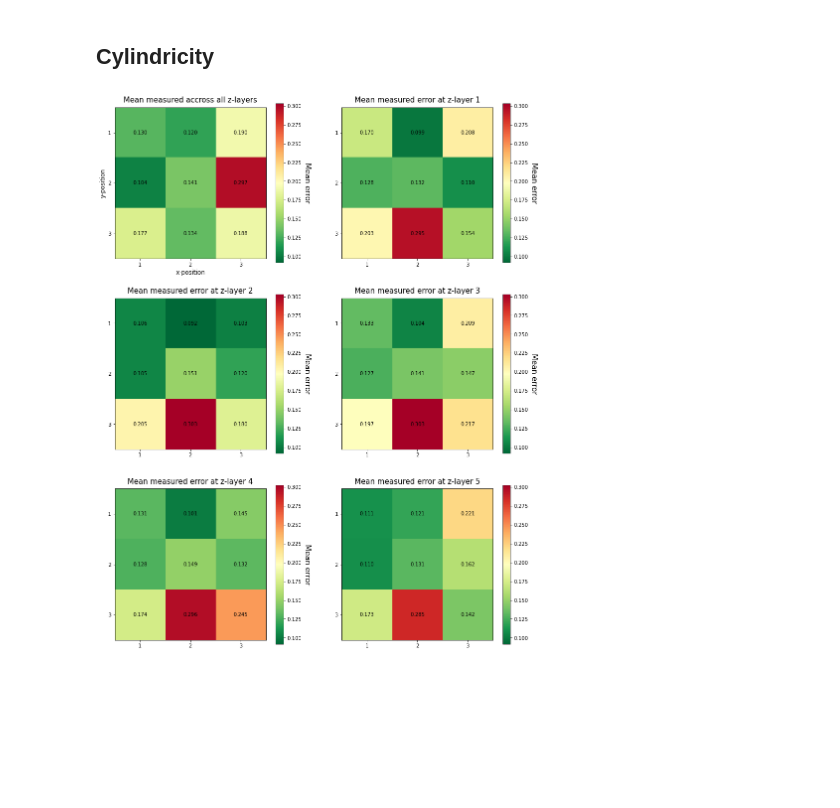
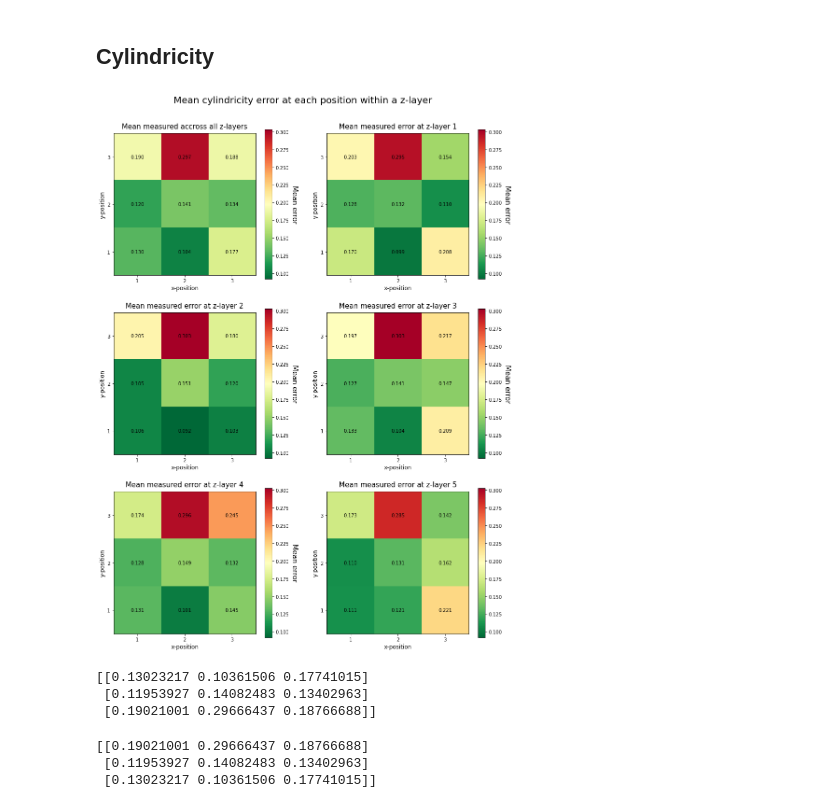
Before and after one commit to TheThorb/Leirmo_Exp1_Publication1, a Jupyter notebook: xy_variations.ipynb, the cells around one changed output. Drawn from its saved outputs; the diff is of its cells as text; code cells hidden in the pictures; blank space fills up the shorter version.

Commit message:
Flip matrix to match layout illustration

```diff
--- a/xy_variations.ipynb
+++ b/xy_variations.ipynb
@@ -114,9 +114,13 @@ df = df[['error', 'x_pos', 'y_pos', 'z_pos']]
 # Initialize figure as a grid of plots
 fig, axs = plt.subplots(nrows=3, ncols=2, figsize=(15, 20))
 
+# Set figure title
+fig.suptitle('Mean cylindricity error at each position within a z-layer', y=0.93, fontsize=20)
+
 # Set colormap-palette
 cmap = "RdYlGn_r"
 
+# Define the maximum and minimum values of the colormap (hard-coded from results)
 vmin = 0.092
 vmax = 0.303
 
@@ -137,6 +141,9 @@ for z in range(1,6):
             temp = df[(df['z_pos'] == z) & (df['y_pos'] == y) & (df['x_pos'] == x)]
             matrix[y-1, x-1] = temp['error'].mean()
 
+    # Flip matrix to fit with the layout decription
+    matrix = np.flip(m=matrix, axis=0)
+
     # Create heatmap from matrix
     im = axs[i, j].imshow(matrix, cmap=cmap, vmin=vmin, vmax=vmax)
 
@@ -150,43 +157,66 @@ for z in range(1,6):
     axs[i, j].set_yticks([0, 1, 2])
 
     axs[i, j].set_xticklabels([1, 2, 3])
-    axs[i, j].set_yticklabels([1, 2, 3])
+    axs[i, j].set_yticklabels([3, 2, 1])
 
     axs[i, j].set_title("Mean measured error at z-layer {}".format(z), fontsize=15, pad=10)
+
+    axs[i, j].set_xlabel("x-position", fontsize=12)
+    axs[i, j].set_ylabel("y-position", fontsize=12)
 
     cbar = axs[i, j].figure.colorbar(im, ax=axs[i, j])
     cbar.ax.set_ylabel("Mean error", rotation=-90, va="bottom", fontsize=15)
 
 # Prepare data for a 'total'-plot
 for y in range(1,4):
     for x in range(1,4):
             temp = df[(df['y_pos'] == y) & (df['x_pos'] == x)]
-            matrix[x-1, y-1] = temp['error'].mean()
+            matrix[y-1, x-1] = temp['error'].mean()
+
+    # Flip matrix to fit with the layout decription
+    matrix = np.flip(m=matrix, axis=0)
 
 # Plot the 'total' in the first square
 axs[0, 0].imshow(matrix, cmap=cmap, vmin=vmin, vmax=vmax)
 
 for y in range(1,4):
     for x in range(1,4):
-        axs[0, 0].text(y-1, x-1, "{:.3f}".format(matrix[x-1, y-1]),
+        axs[0, 0].text(x-1, y-1, "{:.3f}".format(matrix[y-1, x-1]),
                 ha="center", va="center", color="black")
 
 
 axs[0, 0].set_xticks([0, 1, 2])
 axs[0, 0].set_yticks([0, 1, 2])
 
 axs[0, 0].set_xticklabels([1, 2, 3])
-axs[0, 0].set_yticklabels([1, 2, 3])
+axs[0, 0].set_yticklabels([3, 2, 1])
 
 axs[0, 0].set_title("Mean measured accross all z-layers", fontsize=15, pad=10)
 
 axs[0, 0].set_xlabel("x-position", fontsize=12)
 axs[0, 0].set_ylabel("y-position", fontsize=12)
 
 
 cbar = axs[0, 0].figure.colorbar(im, ax=axs[0, 0])
 cbar.ax.set_ylabel("Mean error", rotation=-90, va="bottom", fontsize=15)
 
+
 plt.show()
 # %% [output]
-[figure, old version]
+[figure, new version]
+# %%
+m = matrix
+
+print(m)
+# %% [output]
+[[0.13023217 0.10361506 0.17741015]
+ [0.11953927 0.14082483 0.13402963]
+ [0.19021001 0.29666437 0.18766688]]
+# %%
+nm = np.flip(m=m, axis=0)
+
+print(nm)
+# %% [output]
+[[0.19021001 0.29666437 0.18766688]
+ [0.11953927 0.14082483 0.13402963]
+ [0.13023217 0.10361506 0.17741015]]
```
